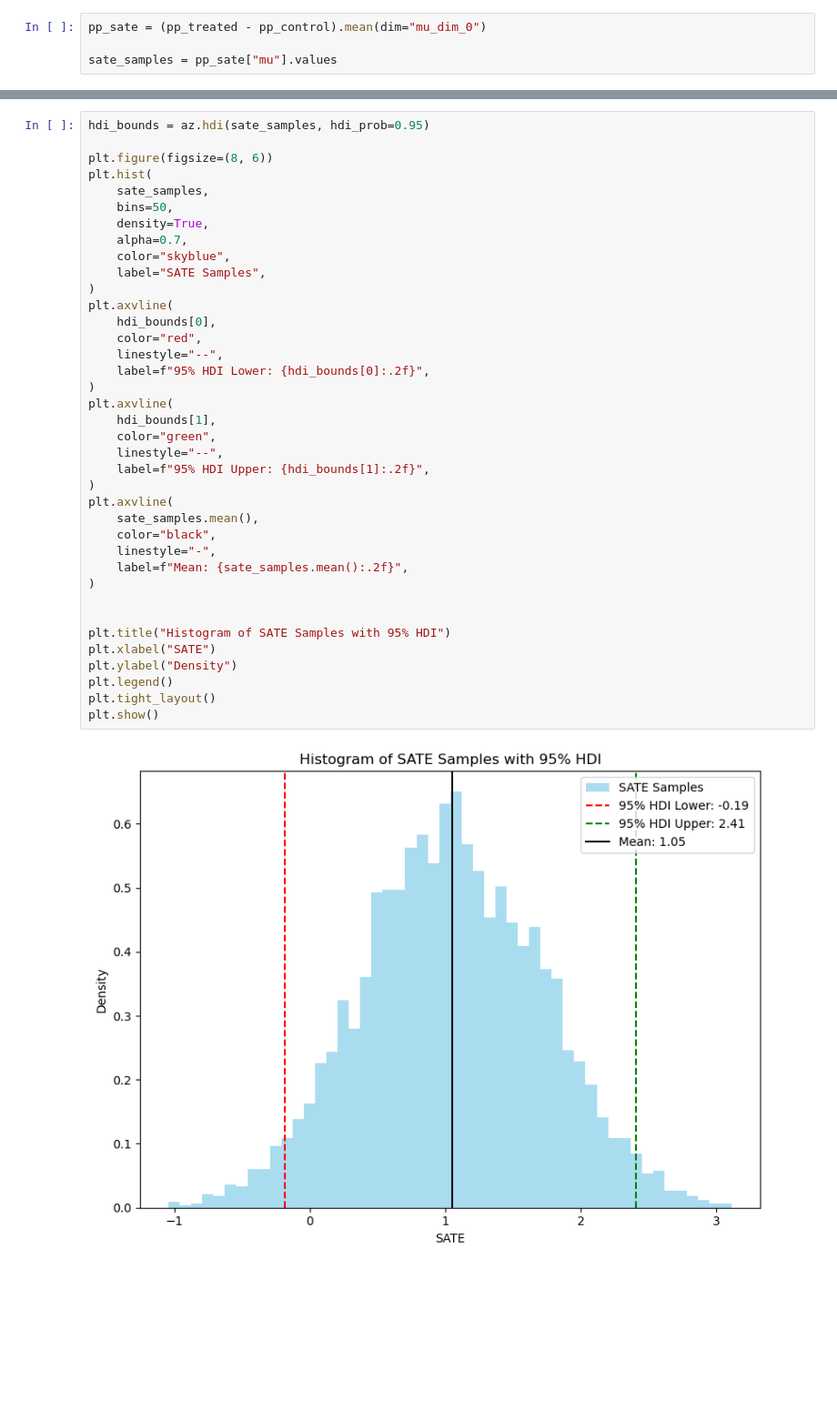
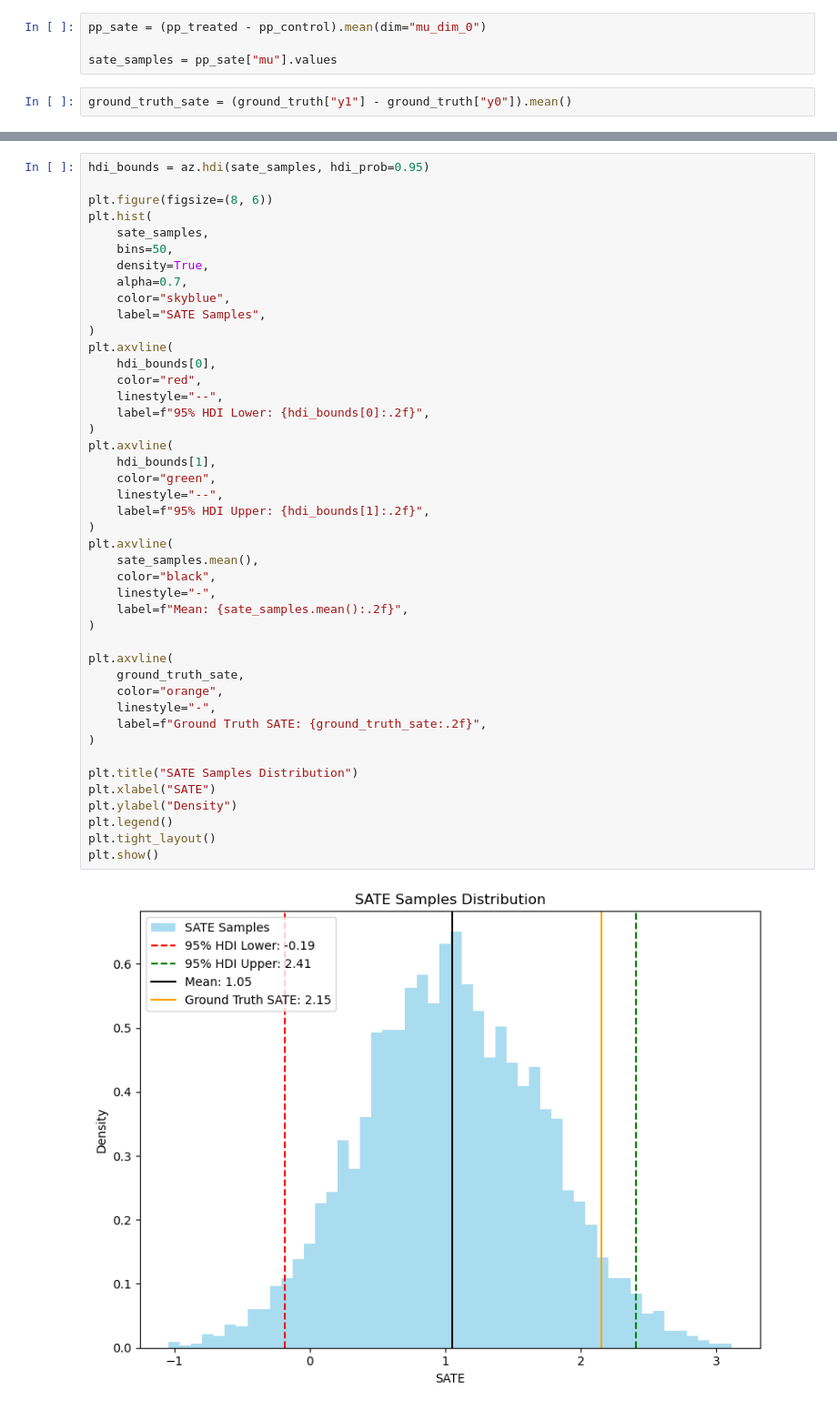
Before and after one commit to DamianPiuselli/Inferencia-Bayesiana-ACIC2016, a Jupyter notebook: rs_bart.ipynb, the cells around one changed output, grey strips where cells are left out. Shown: that part at 91% size. Saved outputs shown, nothing was run; the diff lists cells and outputs as text; blank space fills up the shorter version.

```diff
--- a/rs_bart.ipynb
+++ b/rs_bart.ipynb
@@ -283,3 +283,5 @@ plt.tight_layout()
 pp_sate = (pp_treated - pp_control).mean(dim="mu_dim_0")
 
 sate_samples = pp_sate["mu"].values
+# %%
+ground_truth_sate = (ground_truth["y1"] - ground_truth["y0"]).mean()
@@ -294,32 +298,38 @@ plt.hist(
     alpha=0.7,
     color="skyblue",
     label="SATE Samples",
 )
 plt.axvline(
     hdi_bounds[0],
     color="red",
     linestyle="--",
     label=f"95% HDI Lower: {hdi_bounds[0]:.2f}",
 )
 plt.axvline(
     hdi_bounds[1],
     color="green",
     linestyle="--",
     label=f"95% HDI Upper: {hdi_bounds[1]:.2f}",
 )
 plt.axvline(
     sate_samples.mean(),
     color="black",
     linestyle="-",
     label=f"Mean: {sate_samples.mean():.2f}",
 )
 
+plt.axvline(
+    ground_truth_sate,
+    color="orange",
+    linestyle="-",
+    label=f"Ground Truth SATE: {ground_truth_sate:.2f}",
+)
 
-plt.title("Histogram of SATE Samples with 95% HDI")
+plt.title("SATE Samples Distribution")
 plt.xlabel("SATE")
 plt.ylabel("Density")
 plt.legend()
 plt.tight_layout()
 plt.show()
 # %% [output]
-[figure, old version]
+[figure, new version]
```
Also changed, not shown: parts of 4 cells of this notebook.
